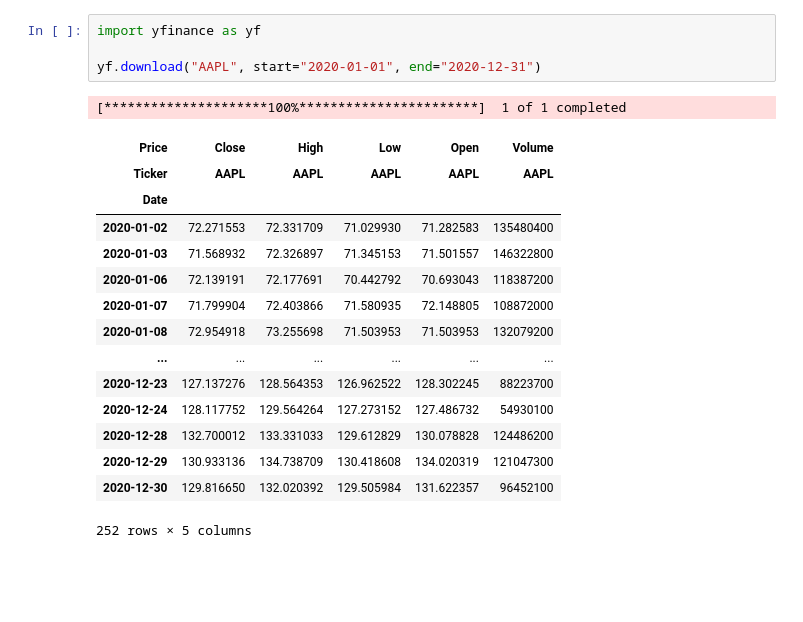
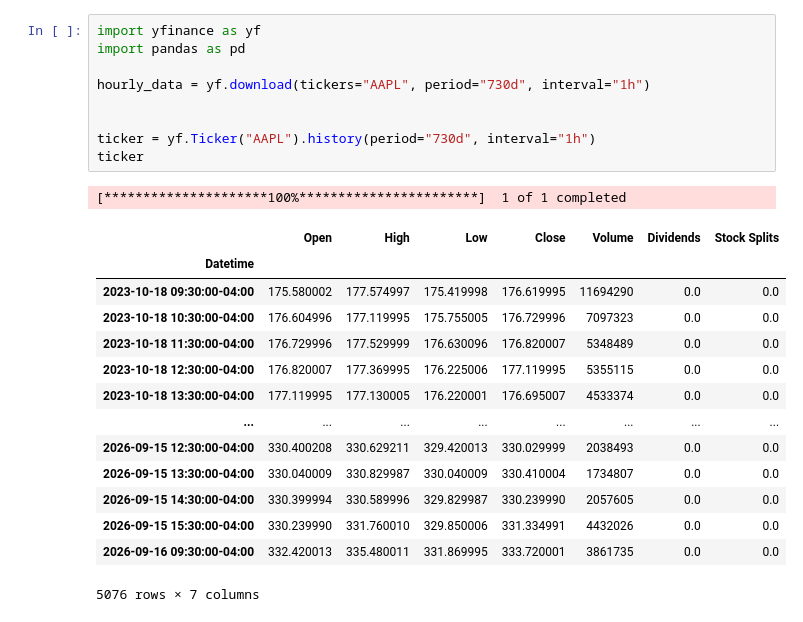
Before and after one commit to adam-filinger/FredProject, a Jupyter notebook: yfin.ipynb, the cells around one changed output. Saved outputs shown, nothing was run; the diff lists cells and outputs as text; blank space fills up the shorter version.

Commit message:
added price_data and financials plus simple tranding algorithm

```diff
--- a/yfin.ipynb
+++ b/yfin.ipynb
@@ -1,21 +1,25 @@
 # %%
 import yfinance as yf
+import pandas as pd
 
-yf.download("AAPL", start="2020-01-01", end="2020-12-31")
+hourly_data = yf.download(tickers="AAPL", period="730d", interval="1h")
+
+
+ticker = yf.Ticker("AAPL").history(period="730d", interval="1h")
+ticker
 # %% [output]
 [*********************100%***********************]  1 of 1 completed
-| Price | Close | High | Low | Open | Volume |
-| Ticker | AAPL | AAPL | AAPL | AAPL | AAPL |
-| Date |  |  |  |  |  |
-| 2020-01-02 | 72.271553 | 72.331709 | 71.029930 | 71.282583 | 135480400 |
-| 2020-01-03 | 71.568932 | 72.326897 | 71.345153 | 71.501557 | 146322800 |
-| 2020-01-06 | 72.139191 | 72.177691 | 70.442792 | 70.693043 | 118387200 |
-| 2020-01-07 | 71.799904 | 72.403866 | 71.580935 | 72.148805 | 108872000 |
-| 2020-01-08 | 72.954918 | 73.255698 | 71.503953 | 71.503953 | 132079200 |
-| ... | ... | ... | ... | ... | ... |
-| 2020-12-23 | 127.137276 | 128.564353 | 126.962522 | 128.302245 | 88223700 |
-| 2020-12-24 | 128.117752 | 129.564264 | 127.273152 | 127.486732 | 54930100 |
-| 2020-12-28 | 132.700012 | 133.331033 | 129.612829 | 130.078828 | 124486200 |
-| 2020-12-29 | 130.933136 | 134.738709 | 130.418608 | 134.020319 | 121047300 |
-| 2020-12-30 | 129.816650 | 132.020392 | 129.505984 | 131.622357 | 96452100 |
+|  | Open | High | Low | Close | Volume | Dividends | Stock Splits |
+| Datetime |  |  |  |  |  |  |  |
+| 2023-10-18 09:30:00-04:00 | 175.580002 | 177.574997 | 175.419998 | 176.619995 | 11694290 | 0.0 | 0.0 |
+| 2023-10-18 10:30:00-04:00 | 176.604996 | 177.119995 | 175.755005 | 176.729996 | 7097323 | 0.0 | 0.0 |
+| 2023-10-18 11:30:00-04:00 | 176.729996 | 177.529999 | 176.630096 | 176.820007 | 5348489 | 0.0 | 0.0 |
+| 2023-10-18 12:30:00-04:00 | 176.820007 | 177.369995 | 176.225006 | 177.119995 | 5355115 | 0.0 | 0.0 |
+| 2023-10-18 13:30:00-04:00 | 177.119995 | 177.130005 | 176.220001 | 176.695007 | 4533374 | 0.0 | 0.0 |
+| ... | ... | ... | ... | ... | ... | ... | ... |
+| 2026-09-15 12:30:00-04:00 | 330.400208 | 330.629211 | 329.420013 | 330.029999 | 2038493 | 0.0 | 0.0 |
+| 2026-09-15 13:30:00-04:00 | 330.040009 | 330.829987 | 330.040009 | 330.410004 | 1734807 | 0.0 | 0.0 |
+| 2026-09-15 14:30:00-04:00 | 330.399994 | 330.589996 | 329.829987 | 330.239990 | 2057605 | 0.0 | 0.0 |
+| 2026-09-15 15:30:00-04:00 | 330.239990 | 331.760010 | 329.850006 | 331.334991 | 4432026 | 0.0 | 0.0 |
+| 2026-09-16 09:30:00-04:00 | 332.420013 | 335.480011 | 331.869995 | 333.720001 | 3861735 | 0.0 | 0.0 |
-252 rows × 5 columns
+5076 rows × 7 columns
```
Also changed, not shown: parts of 9 cells of this notebook, 3 other files.
